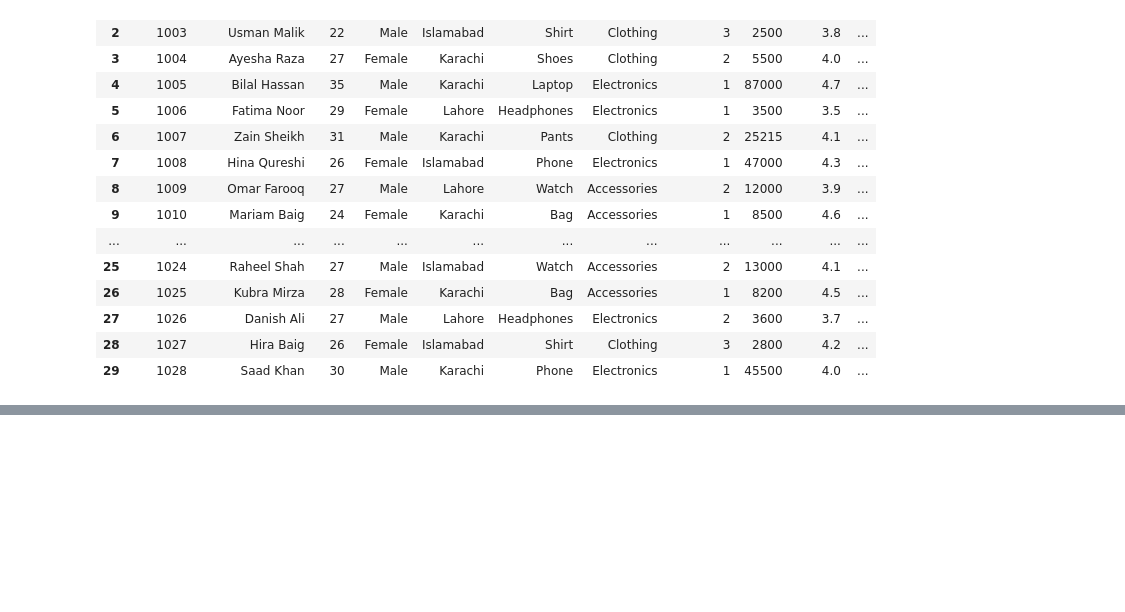
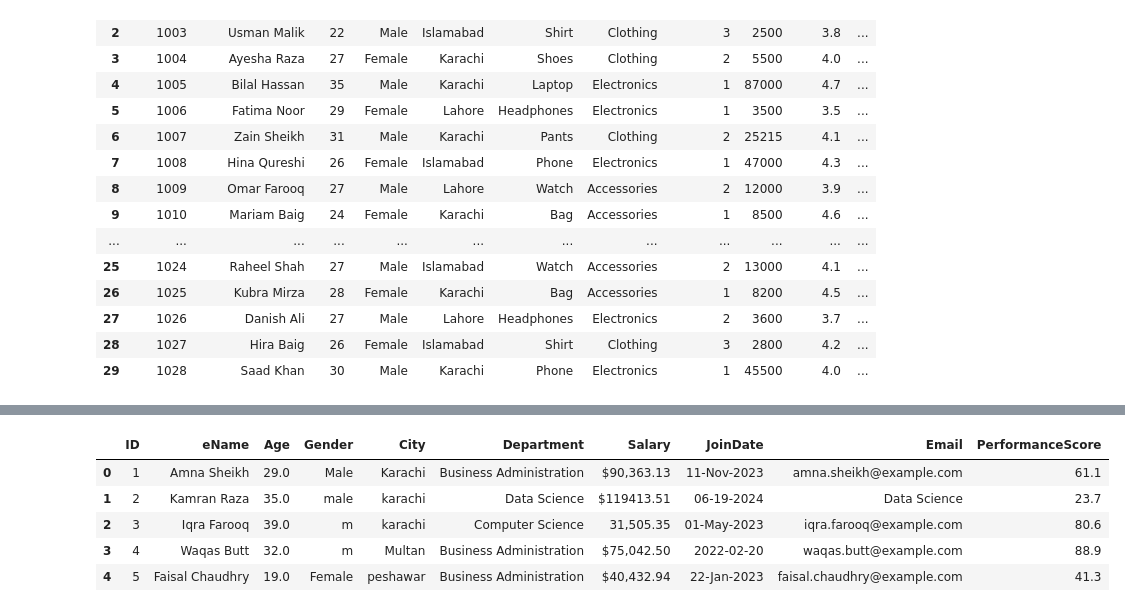
Before and after one commit to awais4212/Data-Science-Basics, a Jupyter notebook: Data Analysis/DataAnalysis.ipynb, the cells around one changed output, grey strips where cells are left out. Cells and saved outputs as stored; diff of their text form; code cells hidden in the pictures; blank space fills up the shorter version.

```diff
--- a/Data Analysis/DataAnalysis.ipynb
+++ b/Data Analysis/DataAnalysis.ipynb
@@ -575,0 +612,15 @@ ecmc.to_csv('Ecommerce_Cleaned_Data.csv', index=False)
+# %%
+df = pd.read_csv('messy_student_dataset.csv')
+df["Age"] = pd.to_numeric(df['Age'], errors='coerce')
+# %%
+df.fillna(df['Department'].mode()[0], inplace=True)
+# %%
+df = df.rename(columns={'Name': 'eName'})
+df.head()
+# %% [output]
+|  | ID | eName | Age | Gender | City | Department | Salary | JoinDate | Email | PerformanceScore |
+| 0 | 1 | Amna Sheikh | 29.0 | Male | Karachi | Business Administration | $90,363.13 | 11-Nov-2023 | amna.sheikh@example.com | 61.1 |
+| 1 | 2 | Kamran Raza | 35.0 | male | karachi | Data Science | $119413.51 | 06-19-2024 | Data Science | 23.7 |
+| 2 | 3 | Iqra Farooq | 39.0 | m | karachi | Computer Science | 31,505.35 | 01-May-2023 | iqra.farooq@example.com | 80.6 |
+| 3 | 4 | Waqas Butt | 32.0 | m | Multan | Business Administration | $75,042.50 | 2022-02-20 | waqas.butt@example.com | 88.9 |
+| 4 | 5 | Faisal Chaudhry | 19.0 | Female | peshawar | Business Administration | $40,432.94 | 22-Jan-2023 | faisal.chaudhry@example.com | 41.3 |
```
Also changed, not shown: parts of 8 cells of this notebook, 1 other file.
